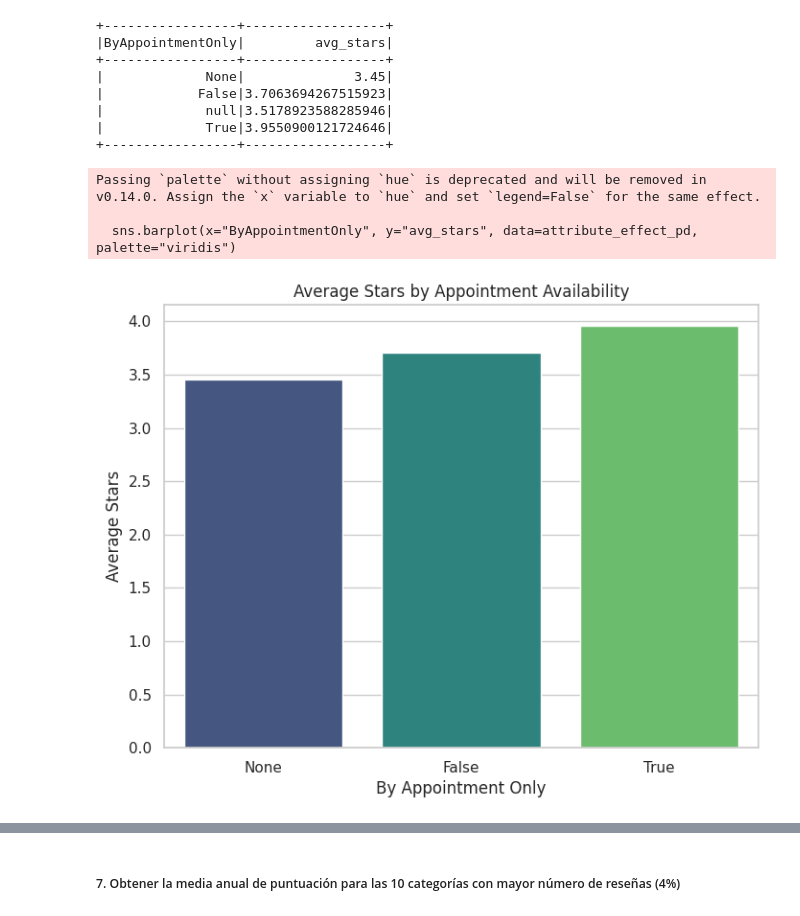
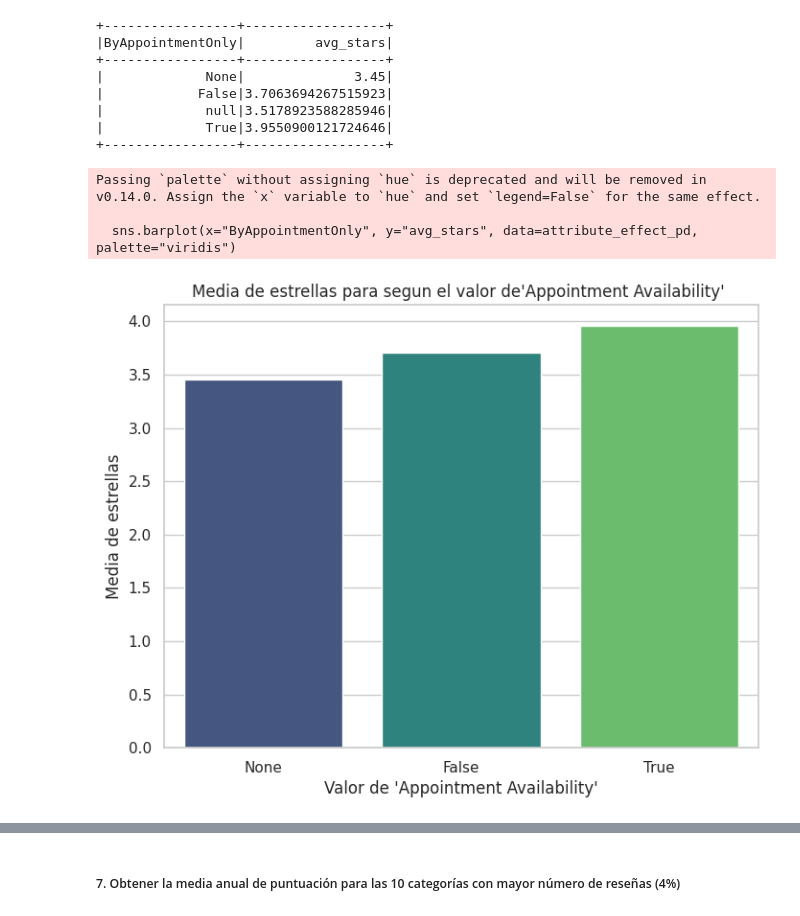
Before and after one commit to EndikaEiros/Yelp_Proyecto, a Jupyter notebook: consultas_spark.ipynb, the cells around one changed output, grey strips where cells are left out. Cells and saved outputs as stored; diff of their text form; code cells hidden in the pictures.

```diff
--- a/consultas_spark.ipynb
+++ b/consultas_spark.ipynb
@@ -497,21 +497,21 @@ result6 = attribute_effect.show()
 # %%
 attribute_effect_pd = attribute_effect.toPandas()
 
 # Configurar el estilo de Seaborn (opcional)
 sns.set(style="whitegrid")
 
 # Crear un gráfico de barras utilizando Seaborn
 plt.figure(figsize=(8, 6))
 sns.barplot(x="ByAppointmentOnly", y="avg_stars", data=attribute_effect_pd, palette="viridis")
-plt.title("Average Stars by Appointment Availability")
-plt.xlabel("By Appointment Only")
-plt.ylabel("Average Stars")
+plt.title("Media de estrellas para segun el valor de'Appointment Availability' ")
+plt.xlabel("Valor de 'Appointment Availability'")
+plt.ylabel("Media de estrellas")
 plt.show()
 # %% [output]
 Passing `palette` without assigning `hue` is deprecated and will be removed in v0.14.0. Assign the `x` variable to `hue` and set `legend=False` for the same effect.
 
   sns.barplot(x="ByAppointmentOnly", y="avg_stars", data=attribute_effect_pd, palette="viridis")
-[figure, old version]
+[figure, new version]
 # %%
 attribute_effect_pd = attribute_effect.toPandas()
 
```
Also changed, not shown: parts of 3 cells of this notebook.
